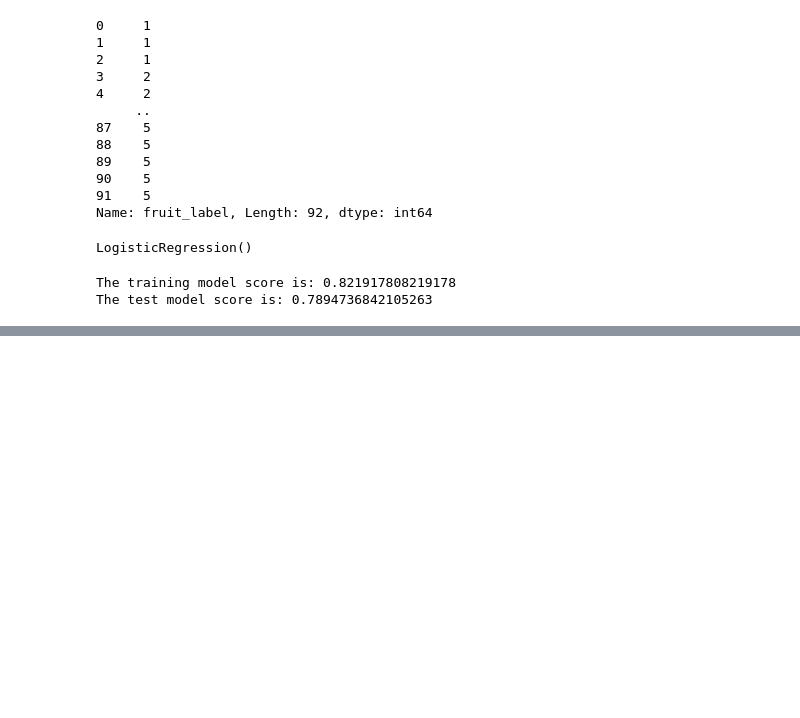
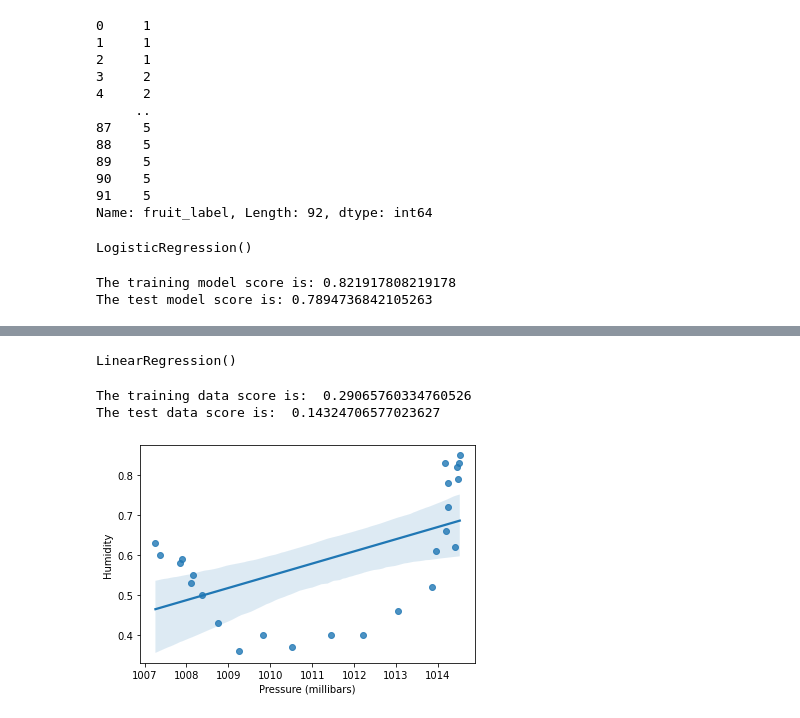
Before and after one commit to RochaErik/X-Overfitting-underfitting, a Jupyter notebook: Overfitting_underfitting.ipynb, the cells around one changed output, grey strips where cells are left out. Drawn from its saved outputs; the diff is of its cells as text; code cells hidden in the pictures; blank space fills up the shorter version.

```diff
--- a/Overfitting_underfitting.ipynb
+++ b/Overfitting_underfitting.ipynb
@@ -387,0 +398,4 @@ The test model score is: 0.7894736842105263
+# %%
+weather_data = pd.read_csv('weather_dataset.csv')
+print(weather_data.shape)
+weather_data.head()
@@ -387,0 +410,3 @@ The test model score is: 0.7894736842105263
+# %%
+X = pd.DataFrame(weather_data['Pressure (millibars)'])
+X
@@ -387,0 +431,3 @@ The test model score is: 0.7894736842105263
+# %%
+y = pd.DataFrame(weather_data['Humidity'])
+y
@@ -387,0 +460,21 @@ The test model score is: 0.7894736842105263
+# %%
+lr.fit(X_train, y_train)
+# %% [output]
+LinearRegression()
+# %%
+from sklearn import metrics
+
+print('The training data score is: ', lr.score(X_train, y_train))
+print('The test data score is: ', lr.score(X_test, y_test))
+# %% [output]
+The training data score is:  0.29065760334760526
+The test data score is:  0.14324706577023627
+# %%
+# The data isn't linear
+
+import seaborn as sns
+
+sns.regplot(data=weather_data, x=X, y=y)
+plt.show()
+# %% [output]
+[figure, added]
```
Also changed, not shown: parts of 7 cells of this notebook, 1 other file.
